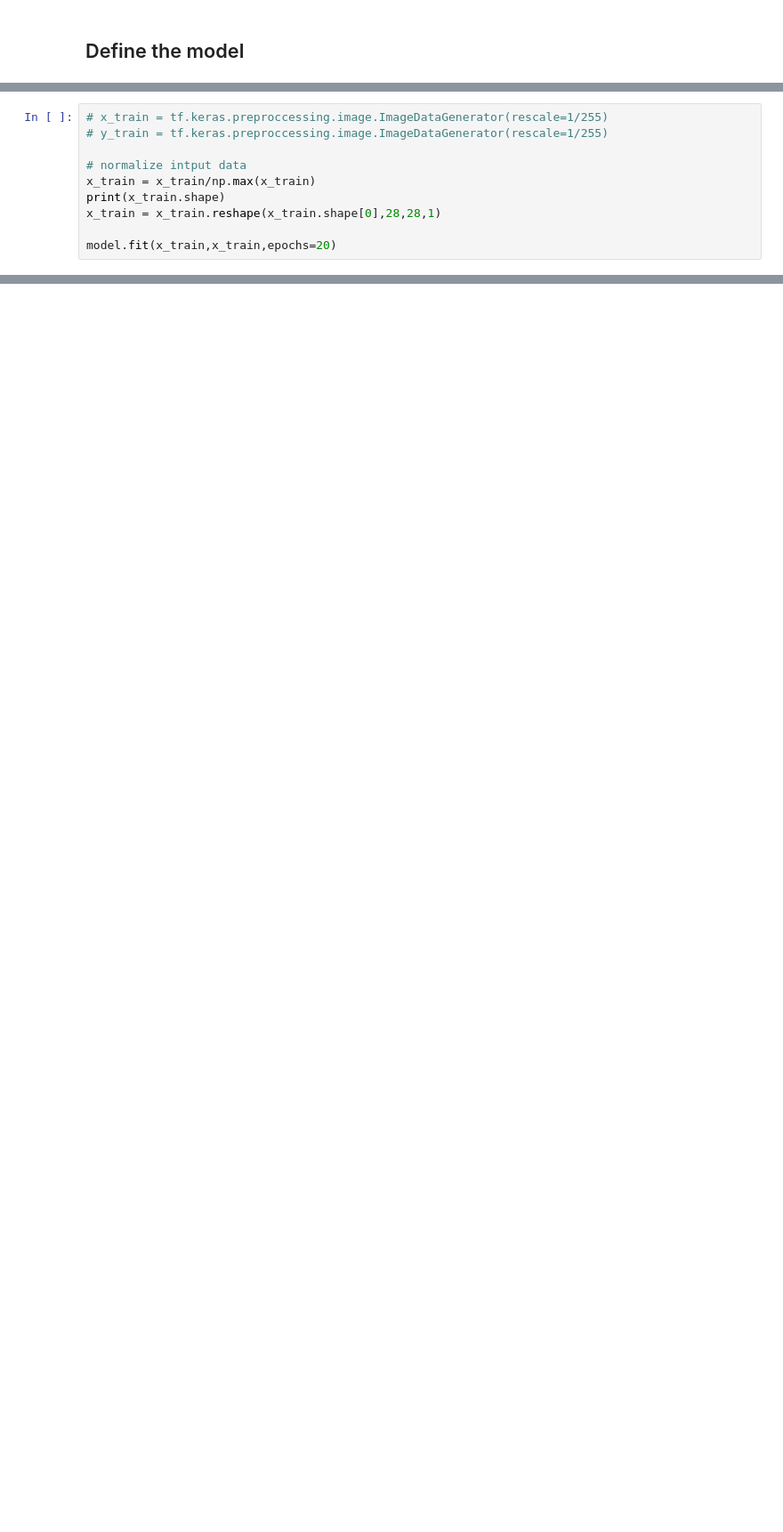
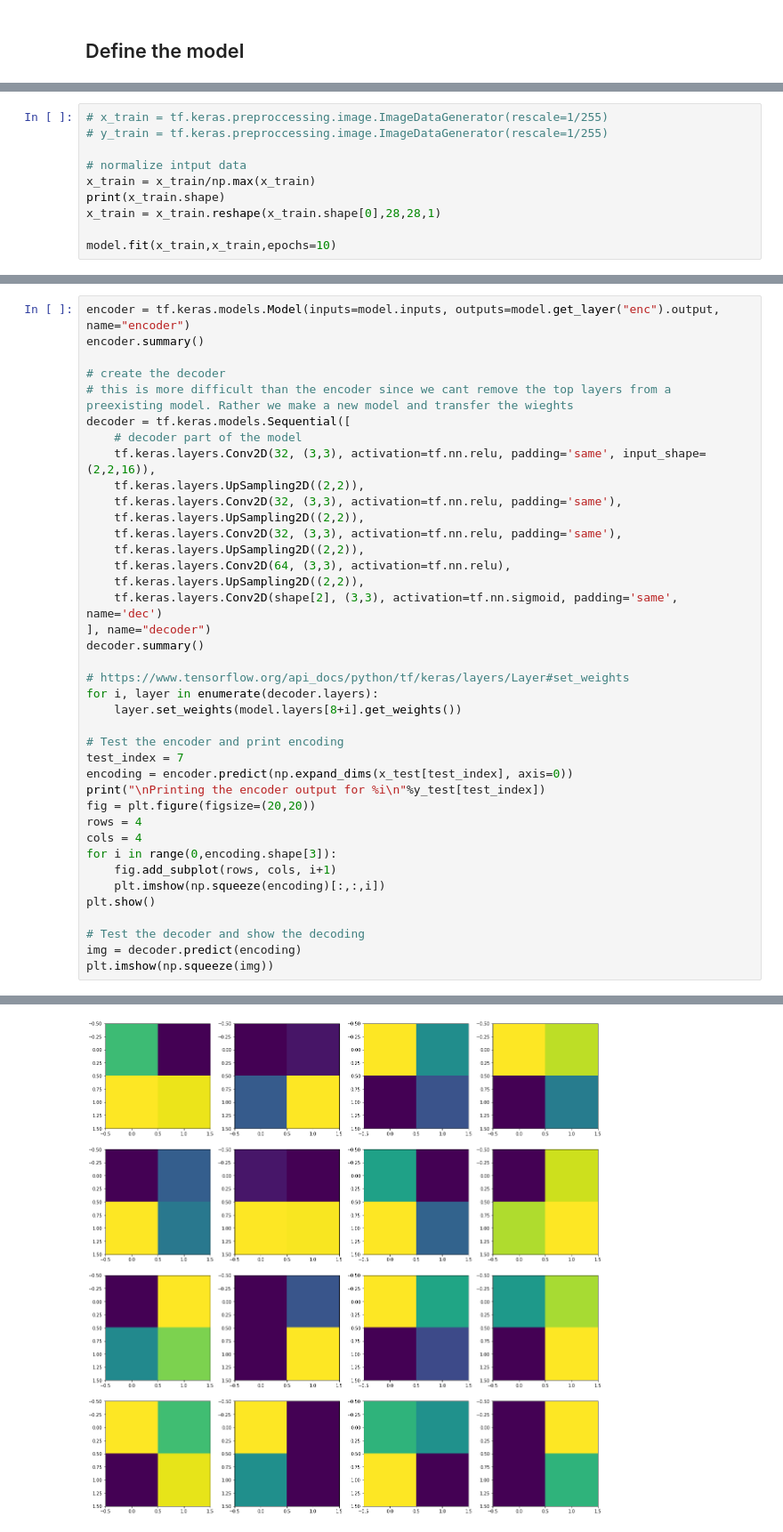
Before and after one commit to ARCC-RACE/ai_training_notebooks, a Jupyter notebook: dreamnet/autoencoder_mnist.ipynb, the cells around one changed output, grey strips where cells are left out. Shown at 89% size. Drawn from its saved outputs; the diff is of its cells as text; blank space fills up the shorter version.

```diff
--- a/dreamnet/autoencoder_mnist.ipynb
+++ b/dreamnet/autoencoder_mnist.ipynb
@@ -54,4 +79,4 @@ x_train = x_train/np.max(x_train)
 print(x_train.shape)
 x_train = x_train.reshape(x_train.shape[0],28,28,1)
 
-model.fit(x_train,x_train,epochs=20)
+model.fit(x_train,x_train,epochs=10)
@@ -80,0 +131,40 @@ plt.show()
+# %%
+encoder = tf.keras.models.Model(inputs=model.inputs, outputs=model.get_layer("enc").output, name="encoder")
+encoder.summary()
+
+# create the decoder
+# this is more difficult than the encoder since we cant remove the top layers from a preexisting model. Rather we make a new model and transfer the wieghts
+decoder = tf.keras.models.Sequential([
+    # decoder part of the model
+    tf.keras.layers.Conv2D(32, (3,3), activation=tf.nn.relu, padding='same', input_shape=(2,2,16)),
+    tf.keras.layers.UpSampling2D((2,2)),
+    tf.keras.layers.Conv2D(32, (3,3), activation=tf.nn.relu, padding='same'),
+    tf.keras.layers.UpSampling2D((2,2)),
+    tf.keras.layers.Conv2D(32, (3,3), activation=tf.nn.relu, padding='same'),
+    tf.keras.layers.UpSampling2D((2,2)),
+    tf.keras.layers.Conv2D(64, (3,3), activation=tf.nn.relu),
+    tf.keras.layers.UpSampling2D((2,2)),
+    tf.keras.layers.Conv2D(shape[2], (3,3), activation=tf.nn.sigmoid, padding='same', name='dec')
+], name="decoder")
+decoder.summary()
+
+# https://www.tensorflow.org/api_docs/python/tf/keras/layers/Layer#set_weights
+for i, layer in enumerate(decoder.layers):
+    layer.set_weights(model.layers[8+i].get_weights())
+
+# Test the encoder and print encoding
+test_index = 7
+encoding = encoder.predict(np.expand_dims(x_test[test_index], axis=0))
+print("\nPrinting the encoder output for %i\n"%y_test[test_index])
+fig = plt.figure(figsize=(20,20))
+rows = 4
+cols = 4
+for i in range(0,encoding.shape[3]):
+    fig.add_subplot(rows, cols, i+1)
+    plt.imshow(np.squeeze(encoding)[:,:,i])
+plt.show()
+
+# Test the decoder and show the decoding
+img = decoder.predict(encoding)
+plt.imshow(np.squeeze(img))
+# %% [output]
@@ -80,0 +188 @@ plt.show()
+[figure, added]
```
Also changed, not shown: parts of 11 cells of this notebook, 22 other files.
